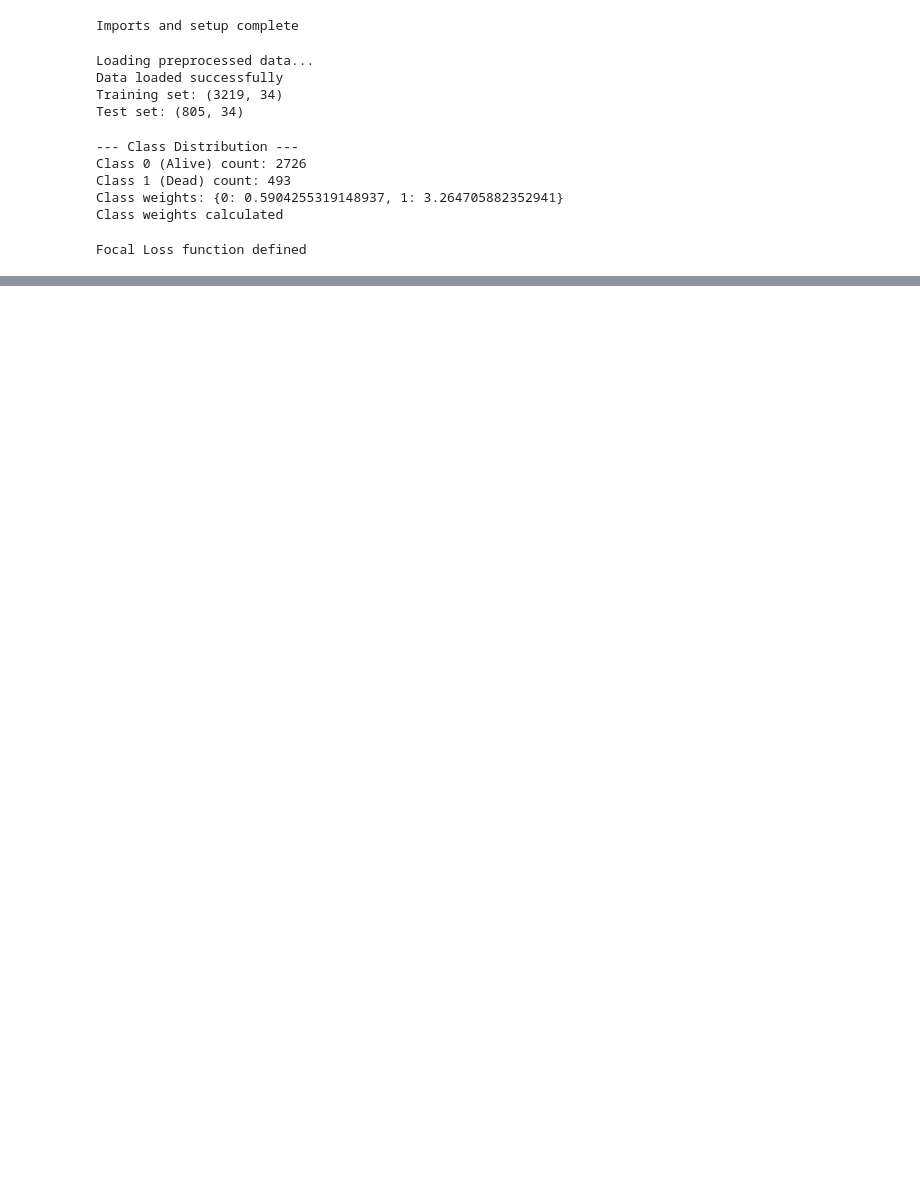
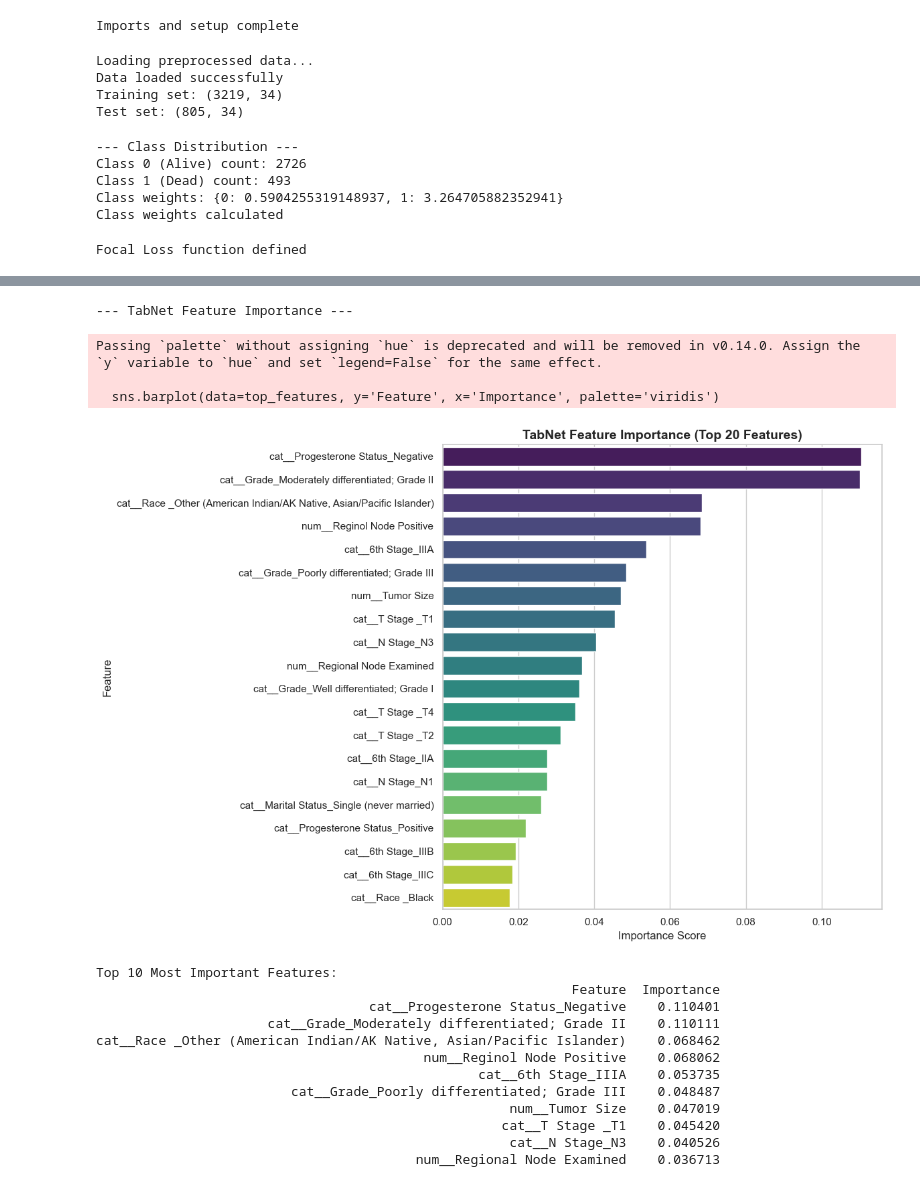
Before and after one commit to spacelord16/breast-cancer-detection-DM-project-, a Jupyter notebook: version_2/Notebooks/version2.ipynb, the cells around one changed output, grey strips where cells are left out. Drawn from its saved outputs; the diff is of its cells as text; code cells hidden in the pictures; blank space fills up the shorter version.

```diff
--- a/version_2/Notebooks/version2.ipynb
+++ b/version_2/Notebooks/version2.ipynb
@@ -1202,0 +1252,20 @@ weighted avg     0.8019    0.7938    0.7977       805
+# %%
+# Load preprocessed data
+print("Loading preprocessed data...")
+X_train = pd.read_csv("X_train_processed.csv")
+y_train = pd.read_csv("y_train.csv").iloc[:, 0]
+X_test = pd.read_csv("X_test_processed.csv")
+y_test = pd.read_csv("y_test.csv").iloc[:, 0]
+
+# Convert to numpy arrays for TabNet
+X_train_array = X_train.values.astype(np.float32)
+X_test_array = X_test.values.astype(np.float32)
+y_train_array = y_train.values.astype(np.int64)
+y_test_array = y_test.values.astype(np.int64)
+
+print(f"Data loaded successfully")
+print(f"Training set: {X_train_array.shape}")
+print(f"Test set: {X_test_array.shape}")
+print(f"Class distribution in training set:")
+print(f"  Class 0 (Alive): {(y_train_array == 0).sum()}")
+print(f"  Class 1 (Dead): {(y_train_array == 1).sum()}")
@@ -1202,0 +1408,41 @@ weighted avg     0.8019    0.7938    0.7977       805
+# %%
+# Visualize Feature Importance
+print("--- TabNet Feature Importance ---")
+feature_importances = tabnet_model.feature_importances_
+
+# Create a DataFrame for better visualization
+feature_importance_df = pd.DataFrame({
+    'Feature': X_train.columns,
+    'Importance': feature_importances
+}).sort_values('Importance', ascending=False)
+
+# Plot top 20 most important features
+plt.figure(figsize=(12, 8))
+top_features = feature_importance_df.head(20)
+sns.barplot(data=top_features, y='Feature', x='Importance', palette='viridis')
+plt.title('TabNet Feature Importance (Top 20 Features)', fontsize=14, fontweight='bold')
+plt.xlabel('Importance Score', fontsize=12)
+plt.ylabel('Feature', fontsize=12)
+plt.tight_layout()
+plt.show()
+
+print("\nTop 10 Most Important Features:")
+print(feature_importance_df.head(10).to_string(index=False))
+# %% [output]
+--- TabNet Feature Importance ---
+Passing `palette` without assigning `hue` is deprecated and will be removed in v0.14.0. Assign the `y` variable to `hue` and set `legend=False` for the same effect.
+
+  sns.barplot(data=top_features, y='Feature', x='Importance', palette='viridis')
+[figure, added]
+Top 10 Most Important Features:
+                                                             Feature  Importance
+                                   cat__Progesterone Status_Negative    0.110401
+                      cat__Grade_Moderately differentiated; Grade II    0.110111
+cat__Race _Other (American Indian/AK Native, Asian/Pacific Islander)    0.068462
+                                          num__Reginol Node Positive    0.068062
+                                                 cat__6th Stage_IIIA    0.053735
+                         cat__Grade_Poorly differentiated; Grade III    0.048487
+                                                     num__Tumor Size    0.047019
+                                                    cat__T Stage _T1    0.045420
+                                                     cat__N Stage_N3    0.040526
+                                         num__Regional Node Examined    0.036713
```
Also changed, not shown: parts of 21 cells of this notebook, 1 other file.
